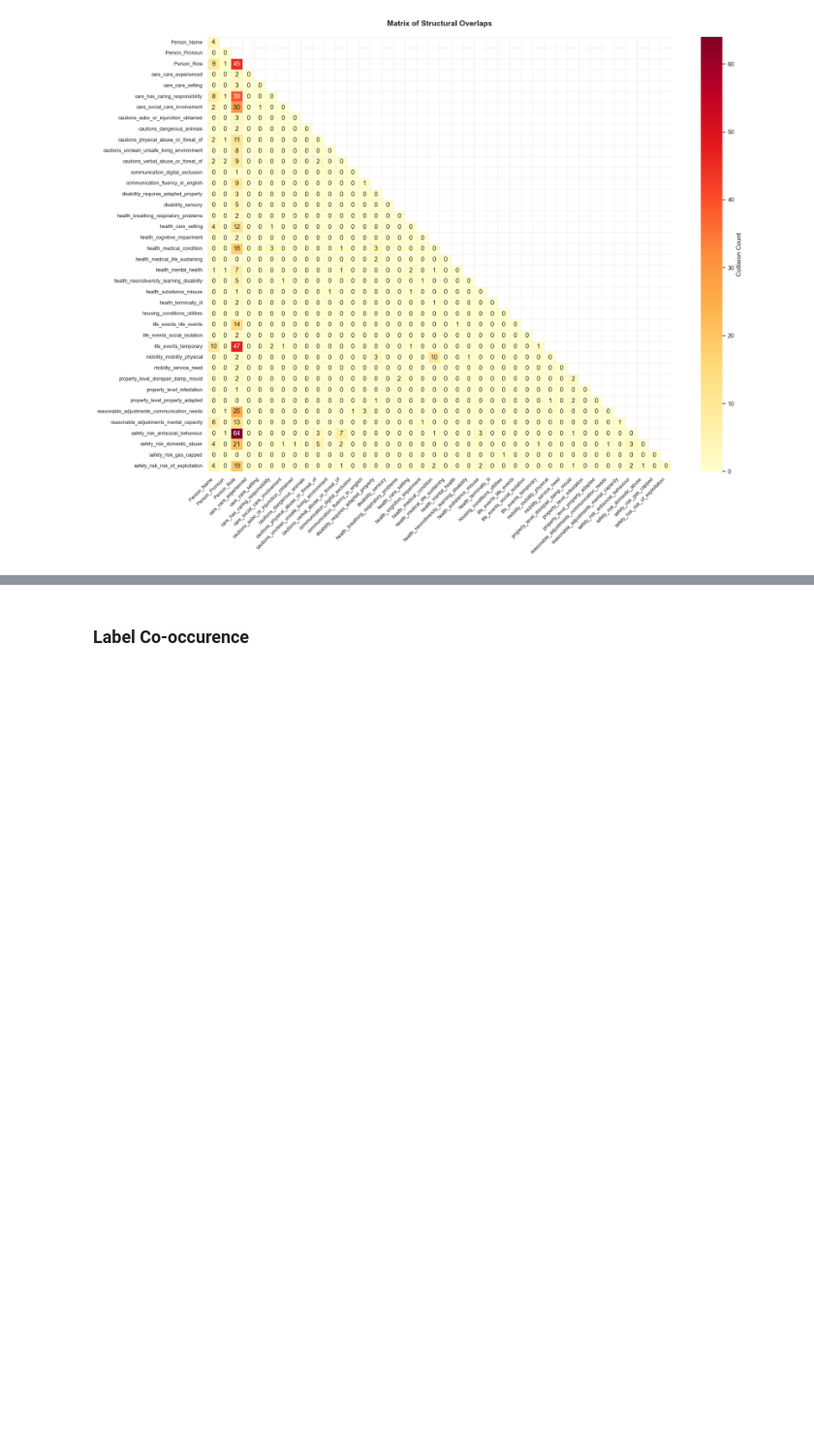
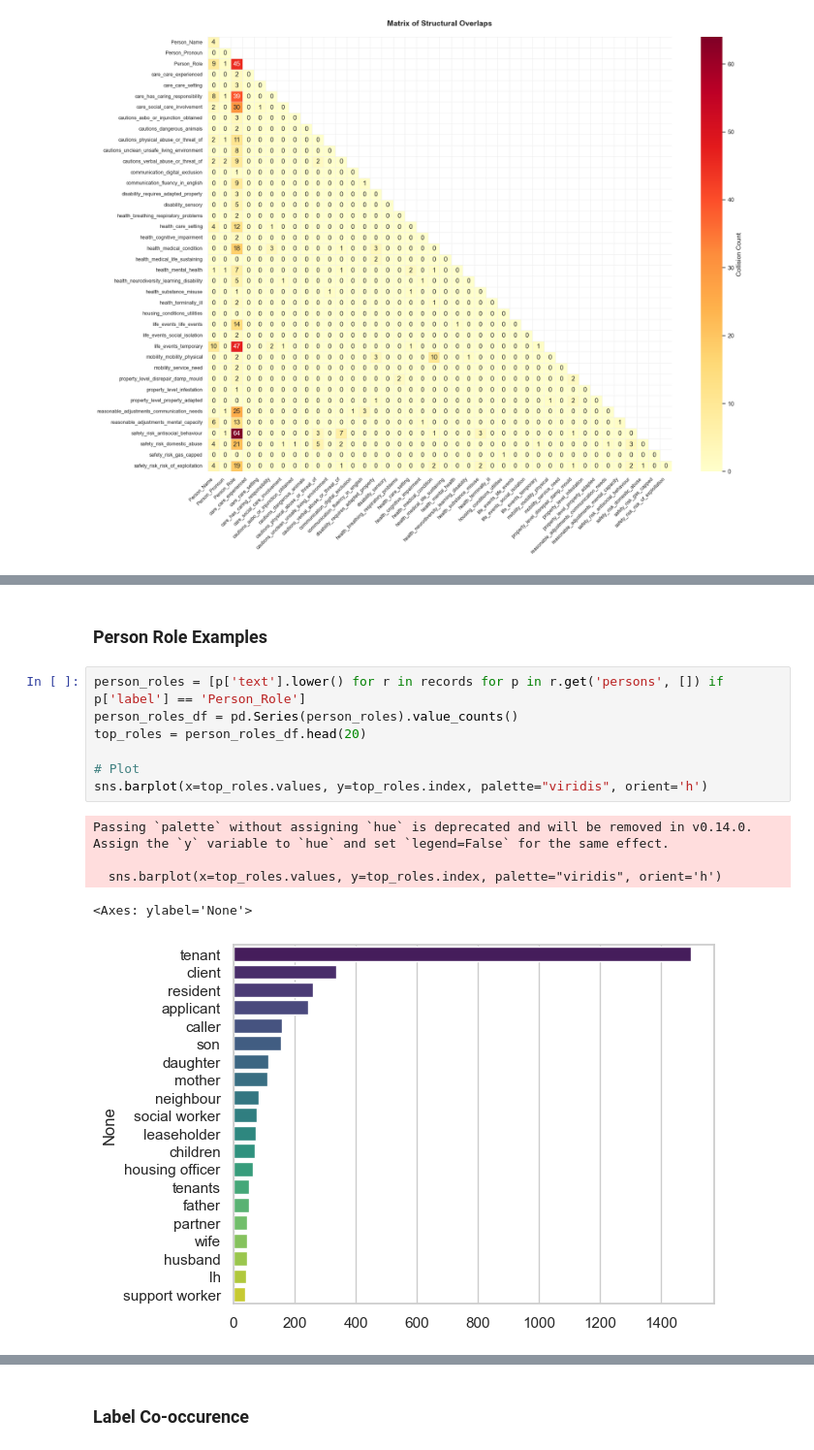
Before and after one commit to notatiyyah/CS3D6-Code, a Jupyter notebook: src/preprocessing/5_process_annotated_data.ipynb, the cells around one changed output, grey strips where cells are left out. Shown at 97% size. Drawn from its saved outputs; the diff is of its cells as text; blank space fills up the shorter version.

```diff
--- a/src/preprocessing/5_process_annotated_data.ipynb
+++ b/src/preprocessing/5_process_annotated_data.ipynb
@@ -334,3 +350,18 @@ TEXT STATS SUMMARY
 Note Word Count -> Median: 66 | 95th Percentile: 201 | Max: 400
 Span Char Count -> Median: 2 | 95th Percentile: 6 | Max: 26
 ============================================================
+# %% [markdown]
+### Person Role Examples
+# %%
+person_roles = [p['text'].lower() for r in records for p in r.get('persons', []) if p['label'] == 'Person_Role']
+person_roles_df = pd.Series(person_roles).value_counts()
+top_roles = person_roles_df.head(20)
+
+# Plot
+sns.barplot(x=top_roles.values, y=top_roles.index, palette="viridis", orient='h')
+# %% [output]
+Passing `palette` without assigning `hue` is deprecated and will be removed in v0.14.0. Assign the `y` variable to `hue` and set `legend=False` for the same effect.
+
+  sns.barplot(x=top_roles.values, y=top_roles.index, palette="viridis", orient='h')
+<Axes: ylabel='None'>
+[figure, added]
```
Also changed, not shown: parts of 9 cells of this notebook, 10 other files.
